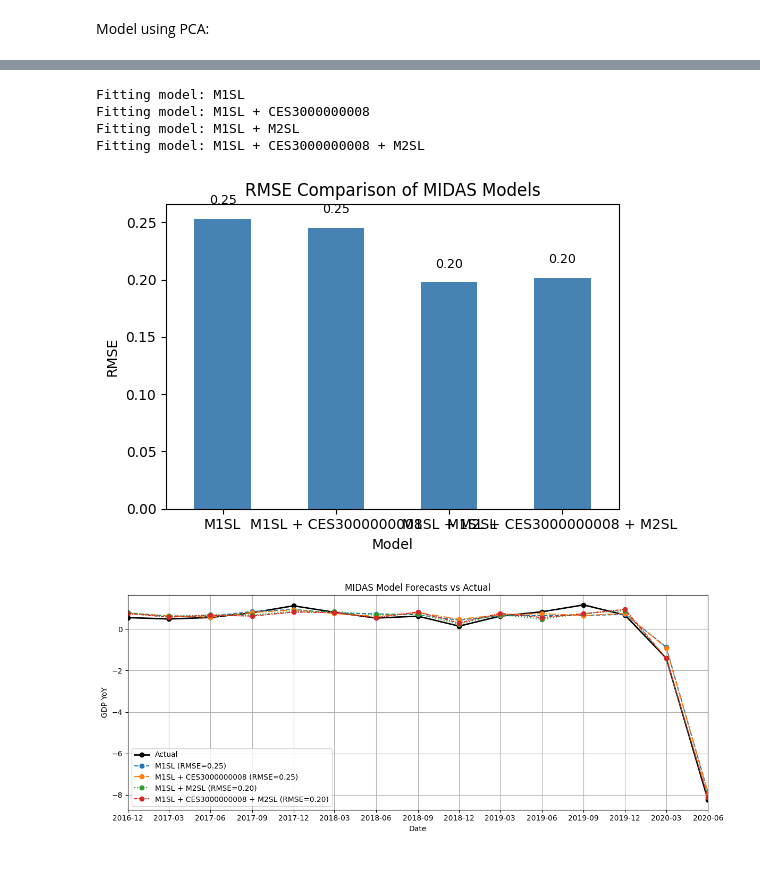
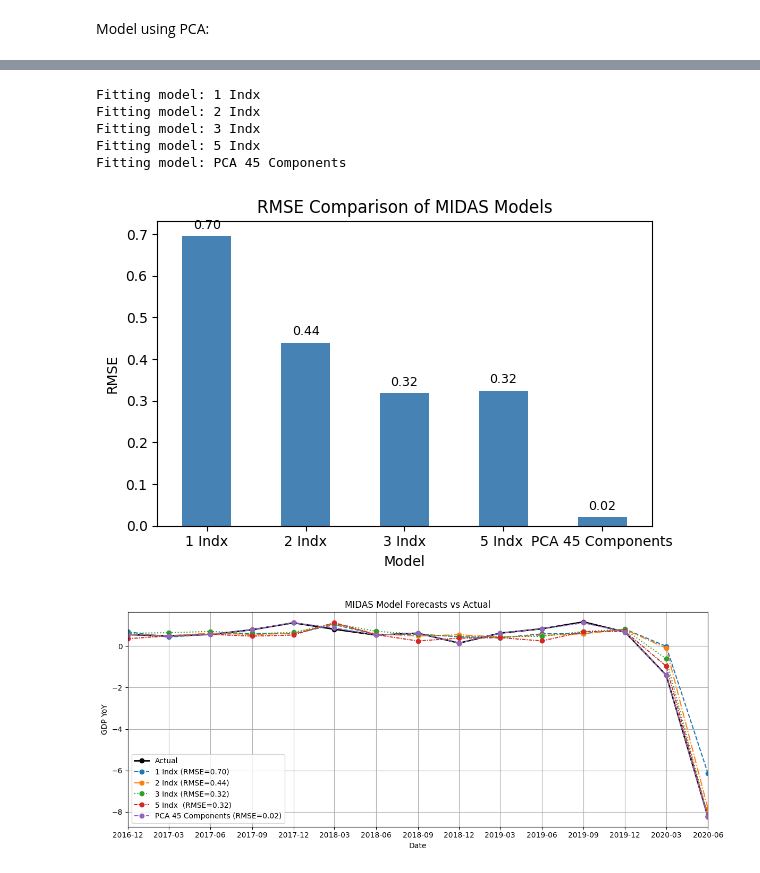
Before and after one commit to MatiasBorrellH/Forecasting-and-Nowcasting-HW2, a Jupyter notebook: Nowcasting_USA_HandsOn_2.ipynb, the cells around one changed output, grey strips where cells are left out. Saved outputs shown, nothing was run; the diff lists cells and outputs as text; code cells hidden in the pictures.

```diff
--- a/Nowcasting_USA_HandsOn_2.ipynb
+++ b/Nowcasting_USA_HandsOn_2.ipynb
@@ -561,27 +577,29 @@ rmse_df
 # %%
 from MIDAS import midas_compare
 
 models = [
-    {"name": "M1SL", "high_freq_series": [filtered_df_indexed["M1SL"]], "polys": ["expalmon"]},
-    {"name": "M1SL + CES3000000008", "high_freq_series": [filtered_df_indexed["M1SL"], filtered_df_indexed["CES3000000008"]], "polys": ["expalmon", "expalmon"]},
-    {"name": "M1SL + M2SL", "high_freq_series": [filtered_df_indexed["M1SL"], filtered_df_indexed["M2SL"]], "polys": ["expalmon", "expalmon"]},
-    {"name": "M1SL + CES3000000008 + M2SL", "high_freq_series": [filtered_df_indexed["M1SL"], filtered_df_indexed["M2SL"], filtered_df_indexed["CES3000000008"]], "polys": ["expalmon", "expalmon", "expalmon"]},
+    {"name": "1 Indx", "high_freq_series": [filtered_df_indexed["USTPU"]], "polys": ["expalmon"]},
+    {"name": "2 Indx", "high_freq_series": [filtered_df_indexed["USTPU"], filtered_df_indexed["USWTRADE"]], "polys": ["expalmon", "expalmon"]},
+    {"name": "3 Indx", "high_freq_series": [filtered_df_indexed["USTPU"], filtered_df_indexed["USWTRADE"], filtered_df_indexed['PAYEMS']], "polys": ["expalmon"]*3},
+    {"name": "5 Indx ", "high_freq_series": [filtered_df_indexed["USTPU"], filtered_df_indexed["USWTRADE"], filtered_df_indexed["PAYEMS"], filtered_df_indexed['USTRADE'], filtered_df_indexed['USGOOD']], "polys": ["expalmon"] * 5},
+    {"name": "PCA 45 Components", "high_freq_series": pc_series_list, "polys": ["expalmon"] * n_components}
 ]
 
 results = midas_compare(
     low_freq_series=filtered_df_indexed["GDP"],
     model_specs=models,
-    hf_lags=["3m", "3m", "3m"],
+    hf_lags=["3m"] * 45,  # Assuming all indicators have the same lag structure
     lf_lags=1,
     alignment_lag=0,
     start_date=datetime(1995, 3, 1),
     end_date=datetime(2016, 12, 1),
     plot_forecasts=True
 )
 # %% [output]
-Fitting model: M1SL
-Fitting model: M1SL + CES3000000008
-Fitting model: M1SL + M2SL
-Fitting model: M1SL + CES3000000008 + M2SL
+Fitting model: 1 Indx
+Fitting model: 2 Indx
+Fitting model: 3 Indx
+Fitting model: 5 Indx
+Fitting model: PCA 45 Components
-[figure, old version]
+[figure, new version]
-[figure, old version]
+[figure, new version]
```
Also changed, not shown: parts of 21 cells of this notebook, 1 other file.
